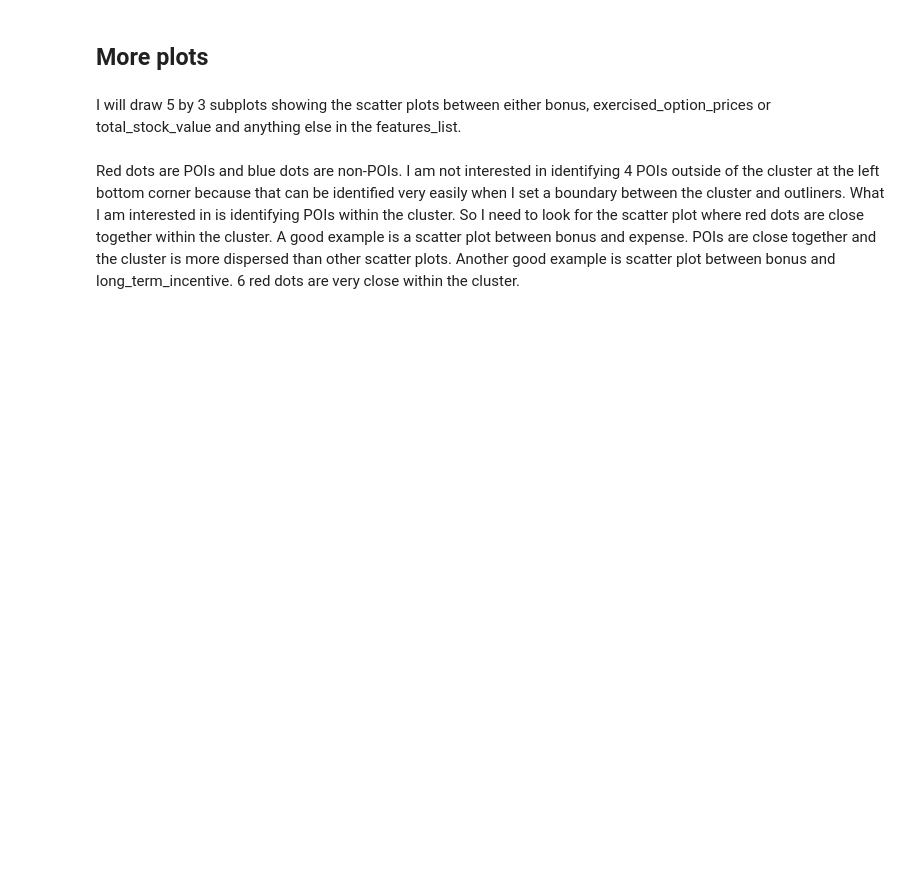
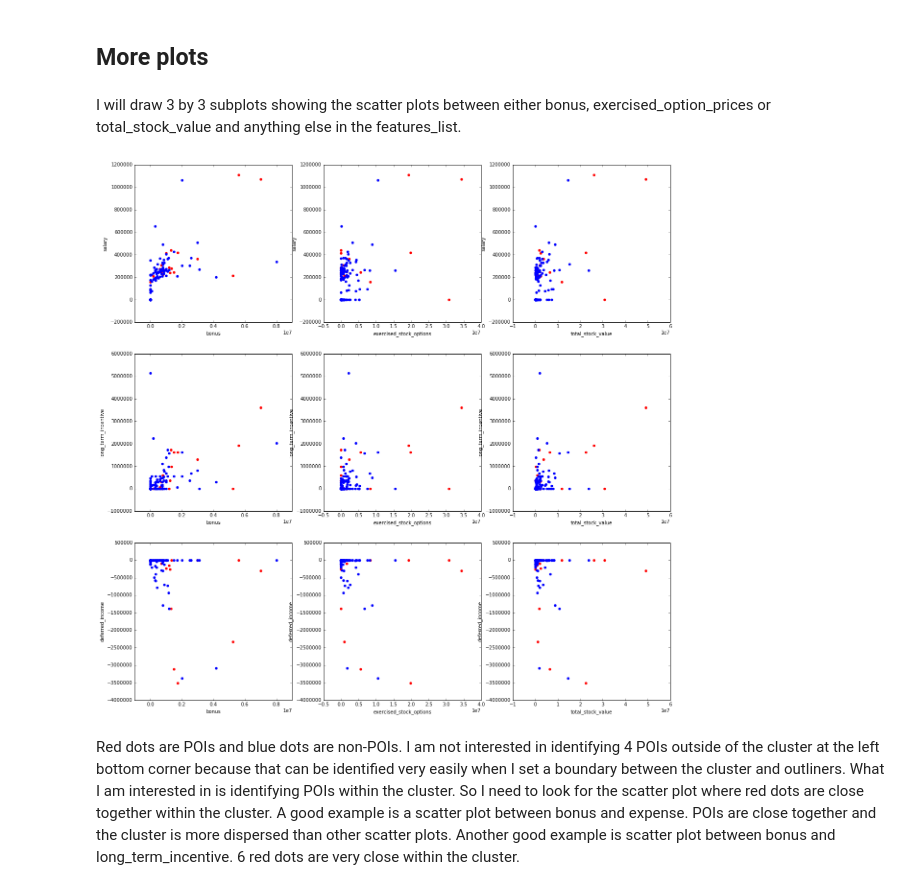
Before and after one commit to wonjunee/enron-identify-fraud, a Jupyter notebook: final_project/final_project_v2.ipynb, the cells around one changed output. Cells and saved outputs as stored; diff of their text form; code cells hidden in the pictures; blank space fills up the shorter version.

```diff
--- a/final_project/final_project_v2.ipynb
+++ b/final_project/final_project_v2.ipynb
@@ -1322,12 +1354,12 @@ And I also expect that the regression score between these two features would be
 # %% [markdown]
 ## More plots
 # %% [markdown]
-I will draw 5 by 3 subplots showing the scatter plots between either bonus, exercised_option_prices or total_stock_value and anything else in the features_list.
+I will draw 3 by 3 subplots showing the scatter plots between either bonus, exercised_option_prices or total_stock_value and anything else in the features_list.
 # %%
 %matplotlib inline
 ### 15 histograms for features
 plt.rcParams["figure.figsize"] = (20,20)
-f, axarr = plt.subplots(5, 3)
+f, axarr = plt.subplots(3, 3)
 
 ### the scatter plots of the data
 ### x: x coordinate values, y: y coordinate values
@@ -1335,34 +1367,36 @@ f, axarr = plt.subplots(5, 3)
 ### title: title of a subplot
 def subplot_scatter_plot(x, y, r, c):
     ### Find index of x and y
     x_ind = features_list.index(x)
     y_ind = features_list.index(y)
 
     ### Create arrays for salary and bonus for poi and non-poi
     x_poi    = [data[:,x_ind][ii] for ii in range(0, len(data[:,0])) if data[:,poi_ind][ii]]
     y_poi    = [data[:,y_ind][ii] for ii in range(0, len(data[:,0])) if data[:,poi_ind][ii]]
     x_nonpoi = [data[:,x_ind][ii] for ii in range(0, len(data[:,0])) if not data[:,poi_ind][ii]]
     y_nonpoi = [data[:,y_ind][ii] for ii in range(0, len(data[:,0])) if not data[:,poi_ind][ii]]
 
     ### Draw Salary histogram
     axarr[r,c].scatter(x_poi,   y_poi,   color="r",label="poi")
     axarr[r,c].scatter(x_nonpoi,y_nonpoi,color="b",label="non-poi")
     axarr[r,c].set_xlabel(x)
     axarr[r,c].set_ylabel(y)
 
 ### Setting x coordinate values and y coordinate values
 x_values = ["bonus", "exercised_stock_options", "total_stock_value"]
-y_values = ["salary", "restricted_stock", "expenses", "from_poi_to_this_person", "long_term_incentive"]
+y_values = ["salary", "long_term_incentive", "deferred_income"]
 
 r = 0
 c = 0
 for y in y_values:
     for x in x_values:
         subplot_scatter_plot(x,y,r,c)
         c = (c+1) % 3
     r += 1
 
 plt.show()
+# %% [output]
+[figure, added]
 # %% [markdown]
 Red dots are POIs and blue dots are non-POIs. I am not interested in identifying 4 POIs outside of the cluster at the left bottom corner because that can be identified very easily when I set a boundary between the cluster and outliners. What I am interested in is identifying POIs within the cluster. So I need to look for the scatter plot where red dots are close together within the cluster. A good example is a scatter plot between bonus and expense. POIs are close together and the cluster is more dispersed than other scatter plots. Another good example is scatter plot between bonus and long_term_incentive. 6 red dots are very close within the cluster.
 # %% [markdown]
```
Also changed, not shown: parts of 23 cells of this notebook, 6 other files.
